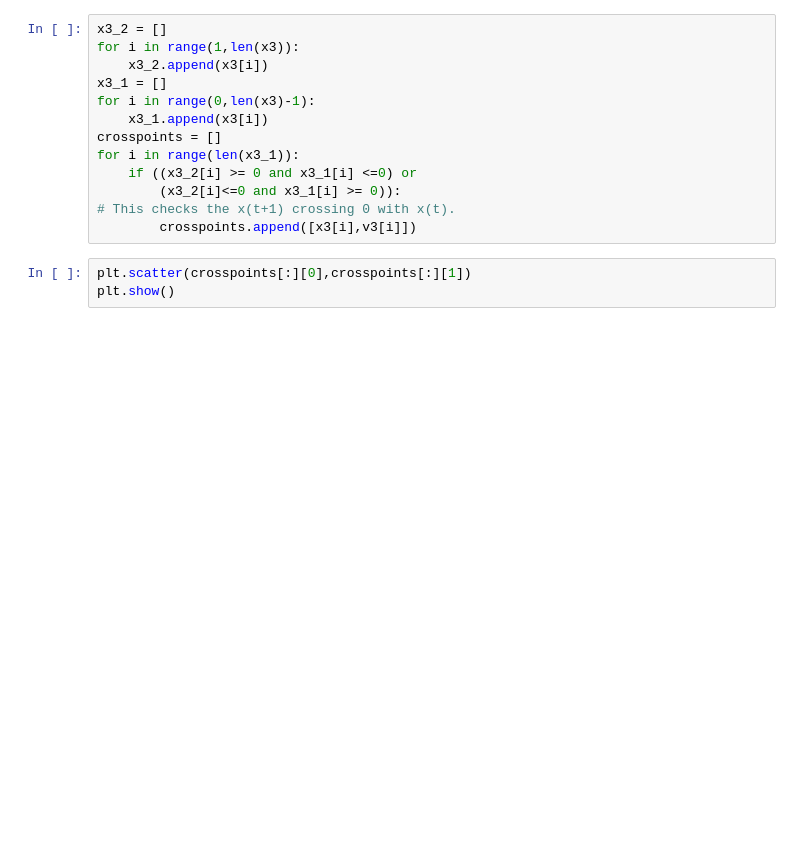
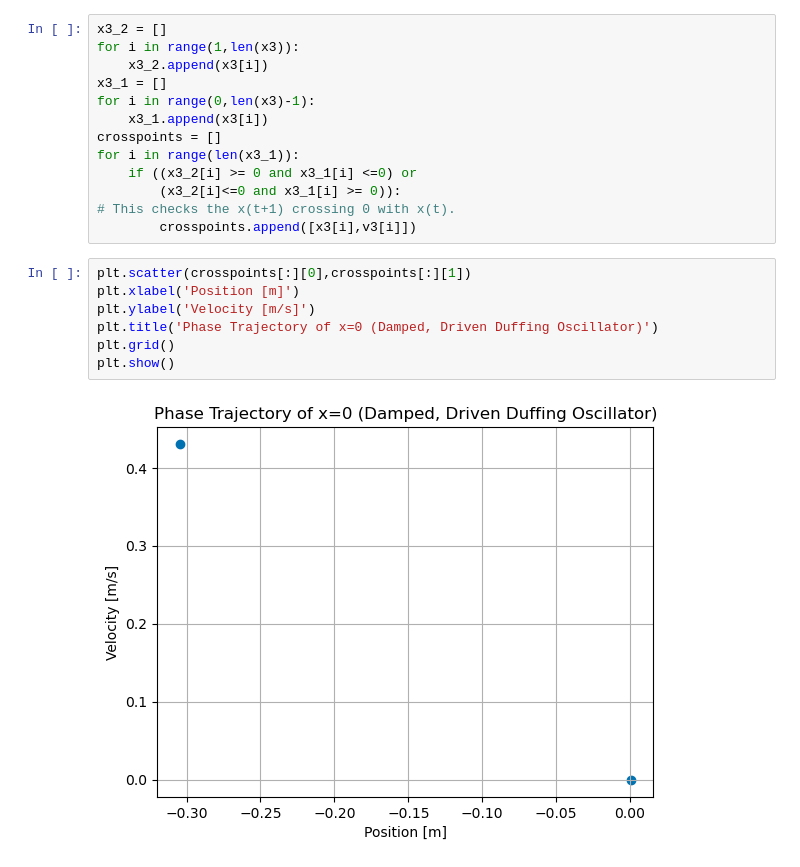
Before and after one commit to BruhddyTheThird/ProfCPisGoatedLib, a Jupyter notebook: Midterm 2 Files/Ex 1.ipynb, the cells around one changed output. Drawn from its saved outputs; the diff is of its cells as text; blank space fills up the shorter version.

```diff
--- a/Midterm 2 Files/Ex 1.ipynb
+++ b/Midterm 2 Files/Ex 1.ipynb
@@ -450,4 +474,10 @@ for i in range(len(x3_1)):
         crosspoints.append([x3[i],v3[i]])
 # %%
 plt.scatter(crosspoints[:][0],crosspoints[:][1])
+plt.xlabel('Position [m]')
+plt.ylabel('Velocity [m/s]')
+plt.title('Phase Trajectory of x=0 (Damped, Driven Duffing Oscillator)')
+plt.grid()
 plt.show()
+# %% [output]
+[figure, added]
```
Also changed, not shown: parts of 15 cells of this notebook.
